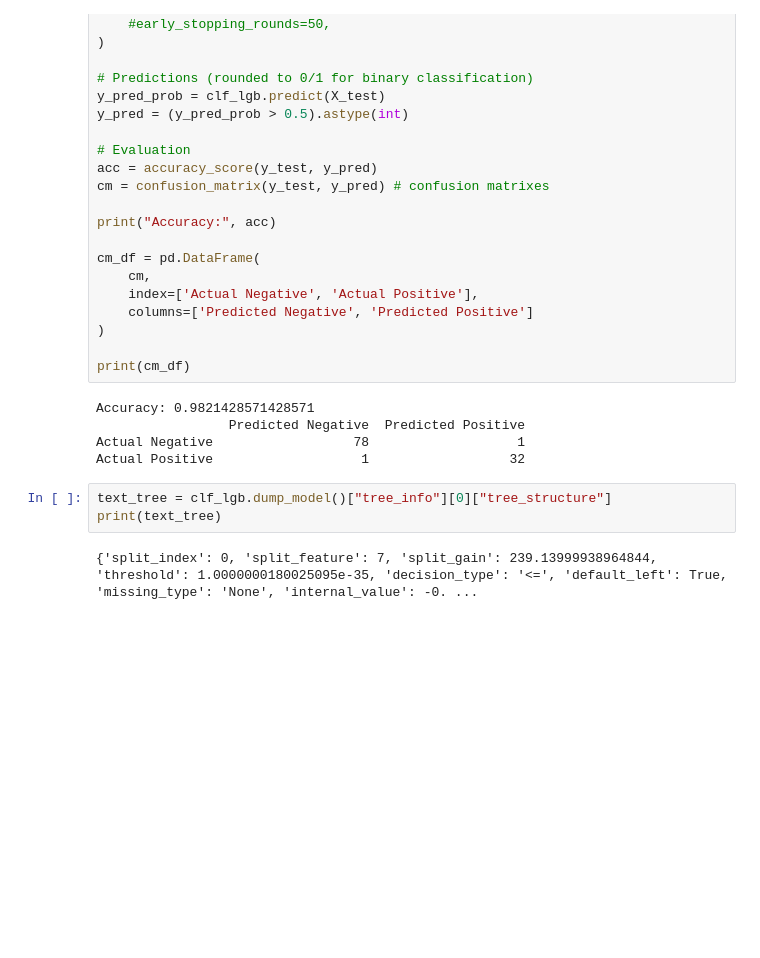
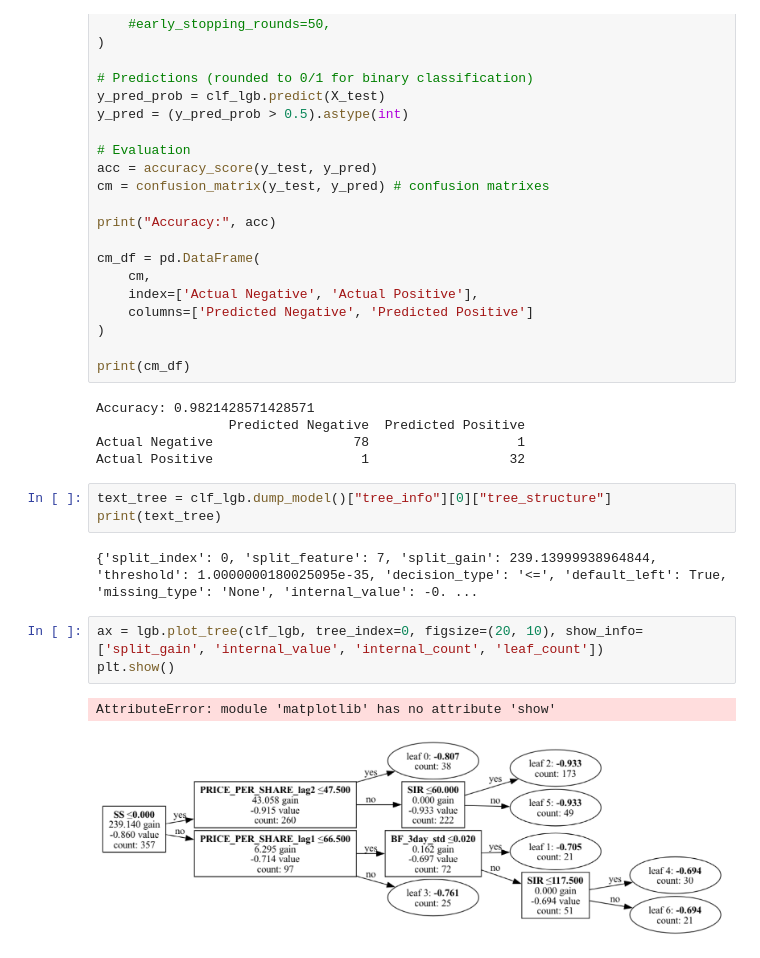
Before and after one commit to HardyUnine/ML_Project, a Jupyter notebook: Lightgbm_tree_lagged.ipynb, the cells around one changed output. Saved outputs shown, nothing was run; the diff lists cells and outputs as text; blank space fills up the shorter version.

Commit message:
tree method kind of done

```diff
--- a/Lightgbm_tree_lagged.ipynb
+++ b/Lightgbm_tree_lagged.ipynb
@@ -147,3 +147,9 @@ text_tree = clf_lgb.dump_model()["tree_info"][0]["tree_structure"]
 print(text_tree)
 # %% [output]
 {'split_index': 0, 'split_feature': 7, 'split_gain': 239.13999938964844, 'threshold': 1.0000000180025095e-35, 'decision_type': '<=', 'default_left': True, 'missing_type': 'None', 'internal_value': -0. ...
+# %%
+ax = lgb.plot_tree(clf_lgb, tree_index=0, figsize=(20, 10), show_info=['split_gain', 'internal_value', 'internal_count', 'leaf_count'])
+plt.show()
+# %% [output]
+AttributeError: module 'matplotlib' has no attribute 'show'
+[figure, added]
```
Also changed, not shown: parts of 1 cell of this notebook, 2 other files.
